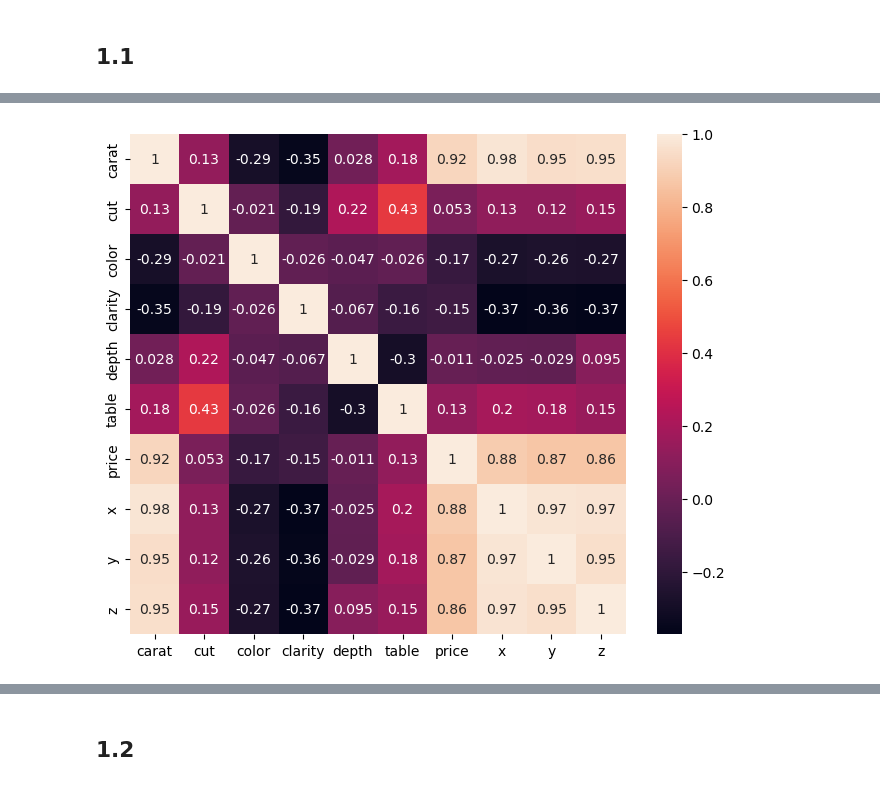
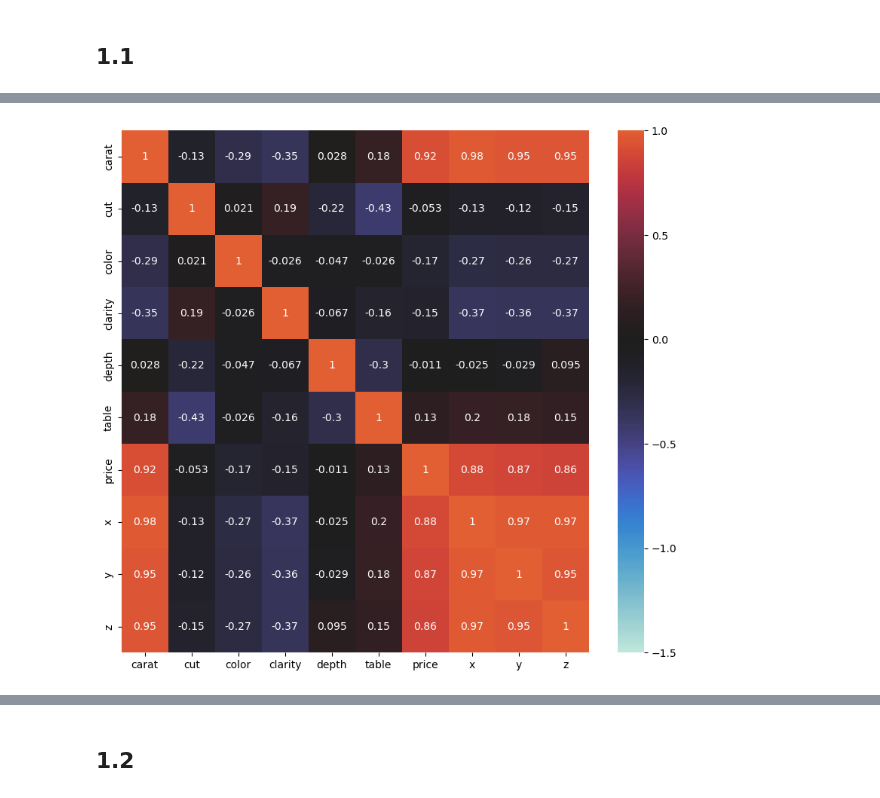
Before and after one commit to thewrigman/Diamond-characteristics-ece219, a Jupyter notebook: src/scratch.ipynb, the cells around one changed output, grey strips where cells are left out. Saved outputs shown, nothing was run; the diff lists cells and outputs as text; code cells hidden in the pictures.

```diff
--- a/src/scratch.ipynb
+++ b/src/scratch.ipynb
@@ -24,7 +28,9 @@ diamondsDF.head()
 # %%
 #Assigning quantitative values to qualitative features
+diamondsDF = df.copy(deep=True)
 diamondsDF.drop(columns=["index"],inplace=True)
-cutLabels = ["Ideal","Premium","Very Good","Good","Fair"]
+
+cutLabels = ["Fair","Good","Very Good", "Premium", "Ideal"]
 for i in range(len(cutLabels)):
     diamondsDF['cut'].replace(cutLabels[i],i+1,inplace=True)
 
@@ -35,3 +41,4 @@ for i in range(len(clarityLabels)):
 colorLabels = (list(string.ascii_uppercase[3:10]))
 for i in range (len(colorLabels)):
     diamondsDF['color'].replace(colorLabels[i],len(colorLabels)-i,inplace=True)
+diamondsDF.head()
@@ -38,5 +52,5 @@ for i in range (len(colorLabels)):
 # %%
-plt.figure(figsize=(8,6.5))
-corrHeatmap = sns.heatmap(diamondsDF.corr(),annot=True)
+plt.figure(figsize=(10,9))
+corrHeatmap = sns.heatmap(diamondsDF.corr(),vmin=-1.5,center=0,annot=True)
 # %% [output]
-[figure, old version]
+[figure, new version]
```
Also changed, not shown: parts of 7 cells of this notebook.
